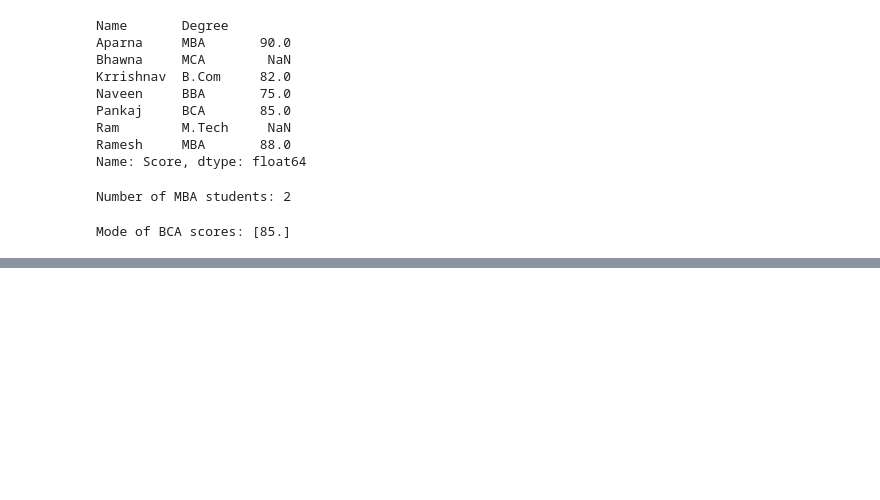
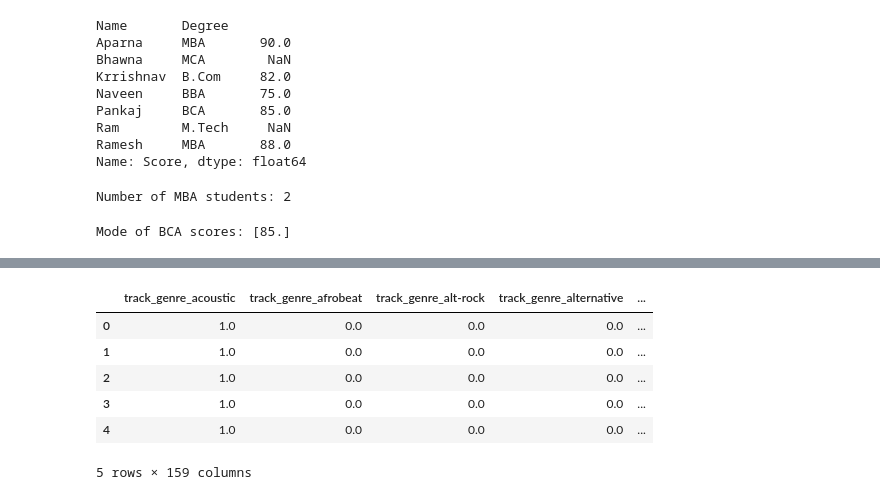
Before and after one commit to vedasri2511/ML_153, a Jupyter notebook: ML_LAB_153.ipynb, the cells around one changed output, grey strips where cells are left out. Cells and saved outputs as stored; diff of their text form; code cells hidden in the pictures; blank space fills up the shorter version.

```diff
--- a/ML_LAB_153.ipynb
+++ b/ML_LAB_153.ipynb
@@ -224,0 +237,10 @@ Mode of BCA scores: [85.]
+# %%
+df.head()
+# %% [output]
+|  | track_genre_acoustic | track_genre_afrobeat | track_genre_alt-rock | track_genre_alternative | ... |
+| 0 | 1.0 | 0.0 | 0.0 | 0.0 | ... |
+| 1 | 1.0 | 0.0 | 0.0 | 0.0 | ... |
+| 2 | 1.0 | 0.0 | 0.0 | 0.0 | ... |
+| 3 | 1.0 | 0.0 | 0.0 | 0.0 | ... |
+| 4 | 1.0 | 0.0 | 0.0 | 0.0 | ... |
+5 rows × 159 columns
```
Also changed, not shown: parts of 6 cells of this notebook.
